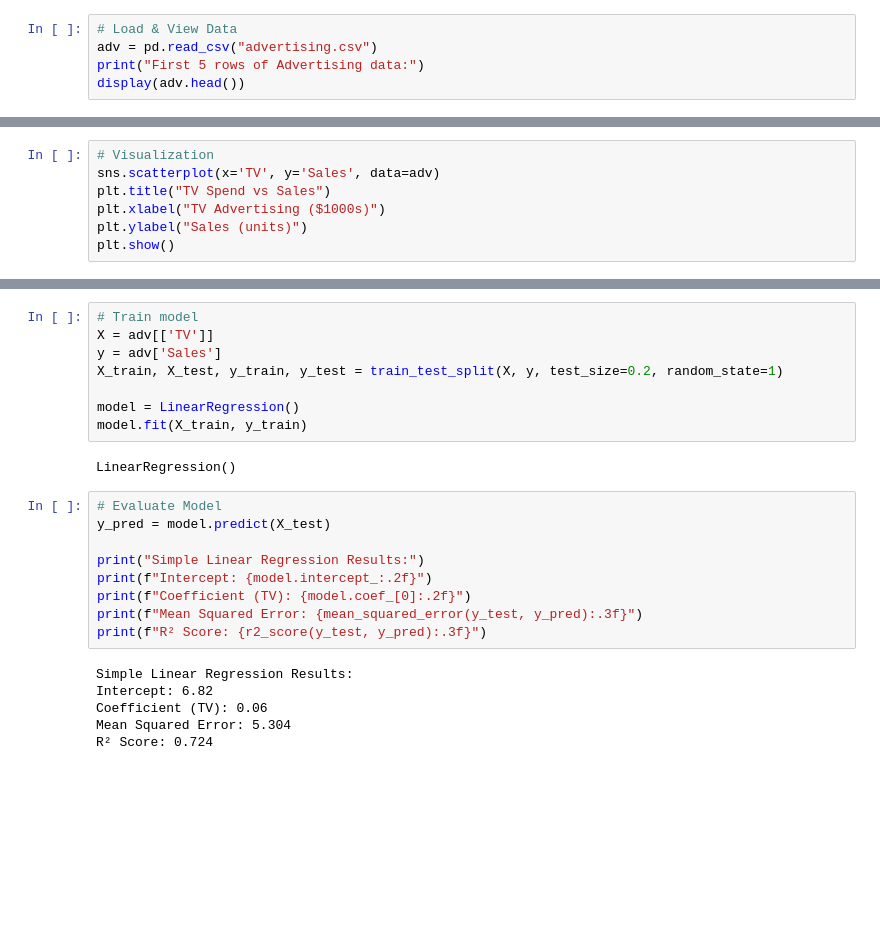
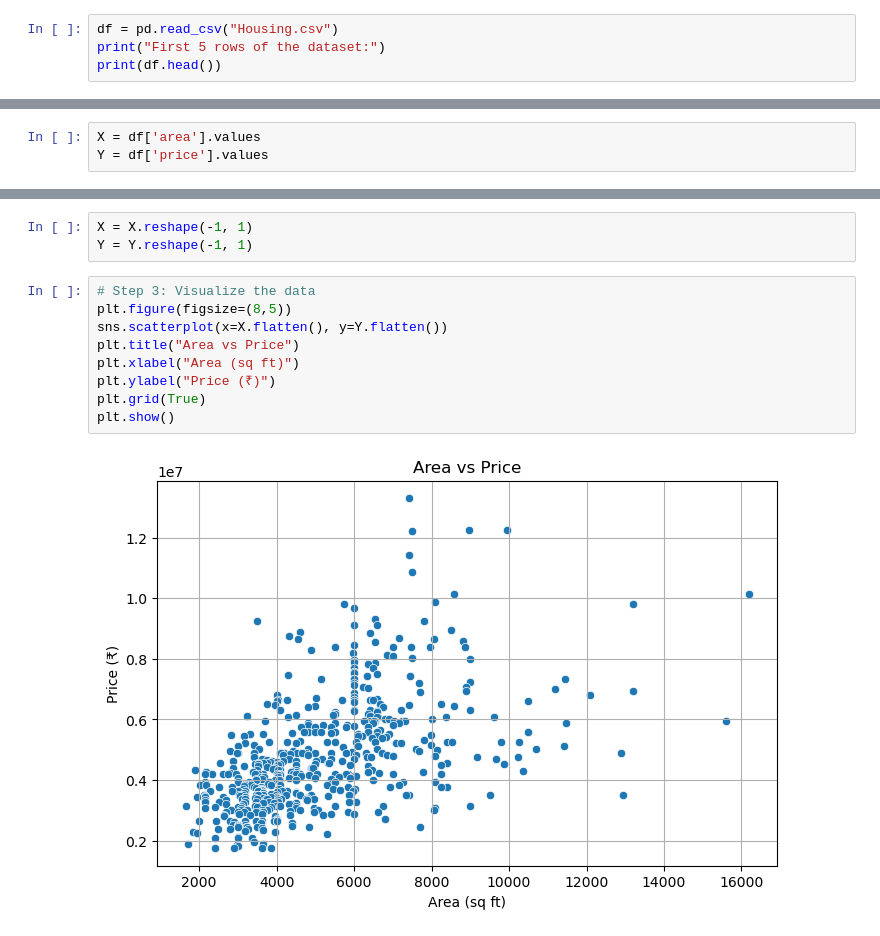
Before and after one commit to prakritim01/ML_Labs, a Jupyter notebook: lab1-regression/lab1Q1.ipynb, the cells around one changed output, grey strips where cells are left out. Saved outputs shown, nothing was run; the diff lists cells and outputs as text; blank space fills up the shorter version.

```diff
--- a/lab1-regression/lab1Q1.ipynb
+++ b/lab1-regression/lab1Q1.ipynb
@@ -13,6 +8,5 @@ sns.set(style='whitegrid')
 # %%
-# Load & View Data
-adv = pd.read_csv("advertising.csv")
-print("First 5 rows of Advertising data:")
-display(adv.head())
+df = pd.read_csv("Housing.csv")
+print("First 5 rows of the dataset:")
+print(df.head())
 # %% [output]
@@ -26,7 +27,3 @@ First 5 rows of Advertising data:
 # %%
-# Visualization
-sns.scatterplot(x='TV', y='Sales', data=adv)
-plt.title("TV Spend vs Sales")
-plt.xlabel("TV Advertising ($1000s)")
-plt.ylabel("Sales (units)")
-plt.show()
+X = df['area'].values
+Y = df['price'].values
@@ -35,26 +30,15 @@ plt.show()
 # %%
-# Train model
-X = adv[['TV']]
-y = adv['Sales']
-X_train, X_test, y_train, y_test = train_test_split(X, y, test_size=0.2, random_state=1)
-
-model = LinearRegression()
-model.fit(X_train, y_train)
+X = X.reshape(-1, 1)
+Y = Y.reshape(-1, 1)
-# %% [output]
-LinearRegression()
 # %%
-# Evaluate Model
-y_pred = model.predict(X_test)
-
-print("Simple Linear Regression Results:")
-print(f"Intercept: {model.intercept_:.2f}")
-print(f"Coefficient (TV): {model.coef_[0]:.2f}")
-print(f"Mean Squared Error: {mean_squared_error(y_test, y_pred):.3f}")
-print(f"R² Score: {r2_score(y_test, y_pred):.3f}")
+# Step 3: Visualize the data
+plt.figure(figsize=(8,5))
+sns.scatterplot(x=X.flatten(), y=Y.flatten())
+plt.title("Area vs Price")
+plt.xlabel("Area (sq ft)")
+plt.ylabel("Price (₹)")
+plt.grid(True)
+plt.show()
 # %% [output]
-Simple Linear Regression Results:
-Intercept: 6.82
-Coefficient (TV): 0.06
-Mean Squared Error: 5.304
-R² Score: 0.724
+[figure, added]
 # %%
```
Also changed, not shown: parts of 9 cells of this notebook.
